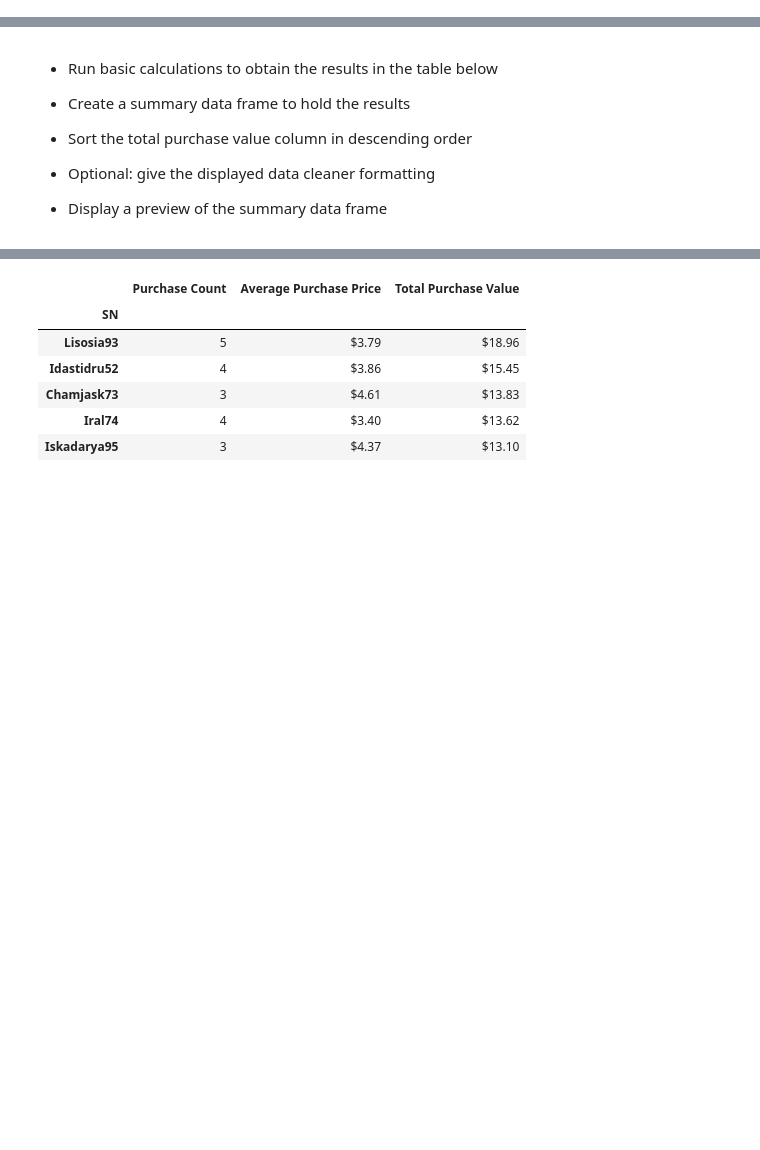
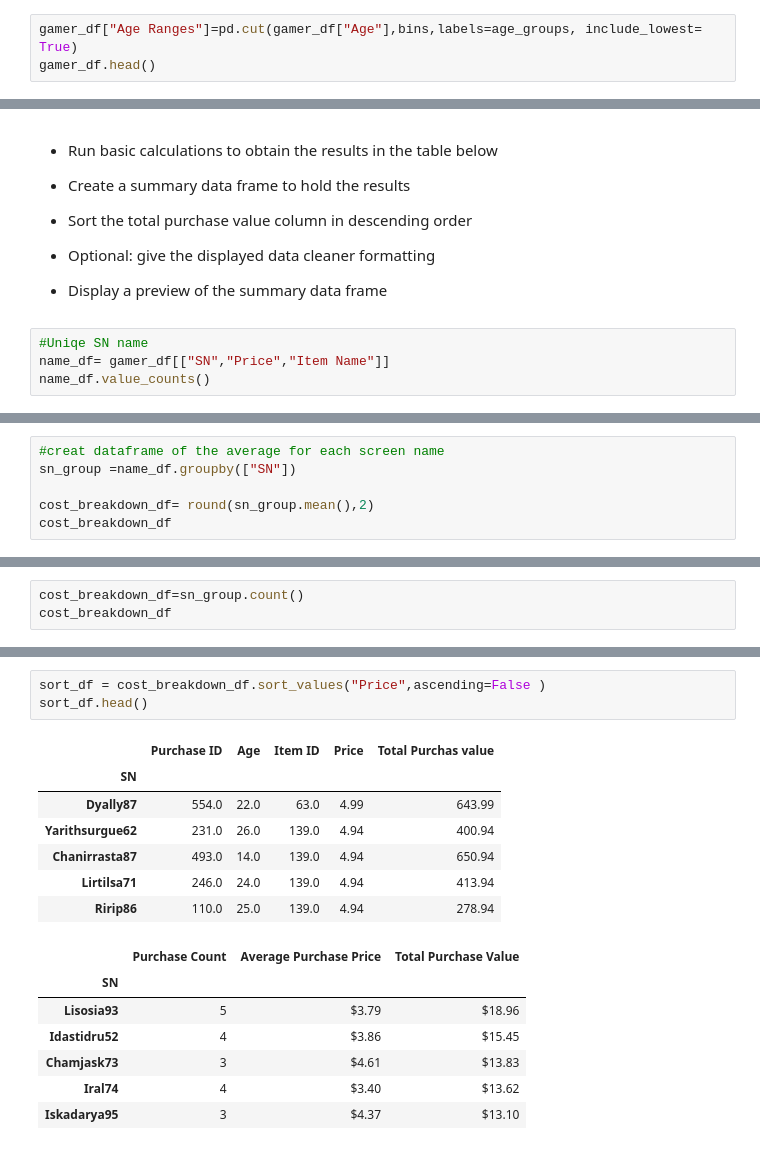
Before and after one commit to cdturner618/Panda-Challenge, a Jupyter notebook: HeroesOfPymoli/HeroesOfPymoli_starter.ipynb, the cells around one changed output, grey strips where cells are left out. Saved outputs shown, nothing was run; the diff lists cells and outputs as text; blank space fills up the shorter version.

Commit message:
half way through most popular items

```diff
--- a/HeroesOfPymoli/HeroesOfPymoli_starter.ipynb
+++ b/HeroesOfPymoli/HeroesOfPymoli_starter.ipynb
@@ -359,0 +359,3 @@ Demographic_Summary_df
+# %%
+gamer_df["Age Ranges"]=pd.cut(gamer_df["Age"],bins,labels=age_groups, include_lowest= True)
+gamer_df.head()
@@ -439,3 +448,7 @@ Money_Talks_df
 
 
 * Display a preview of the summary data frame
+# %%
+#Uniqe SN name
+name_df= gamer_df[["SN","Price","Item Name"]]
+name_df.value_counts()
@@ -441,0 +469,6 @@ Money_Talks_df
+# %%
+#creat dataframe of the average for each screen name
+sn_group =name_df.groupby(["SN"])
+
+cost_breakdown_df= round(sn_group.mean(),2)
+cost_breakdown_df
@@ -441,0 +508,3 @@ Money_Talks_df
+# %%
+cost_breakdown_df=sn_group.count()
+cost_breakdown_df
@@ -442,3 +526,14 @@ Money_Talks_df
+# %%
+sort_df = cost_breakdown_df.sort_values("Price",ascending=False )
+sort_df.head()
+# %% [output]
+|  | Purchase ID | Age | Item ID | Price | Total Purchas value |
+| SN |  |  |  |  |  |
+| Dyally87 | 554.0 | 22.0 | 63.0 | 4.99 | 643.99 |
+| Yarithsurgue62 | 231.0 | 26.0 | 139.0 | 4.94 | 400.94 |
+| Chanirrasta87 | 493.0 | 14.0 | 139.0 | 4.94 | 650.94 |
+| Lirtilsa71 | 246.0 | 24.0 | 139.0 | 4.94 | 413.94 |
+| Ririp86 | 110.0 | 25.0 | 139.0 | 4.94 | 278.94 |
 # %%
 # %% [output]
 |  | Purchase Count | Average Purchase Price | Total Purchase Value |
```
Also changed, not shown: parts of 18 cells of this notebook.
